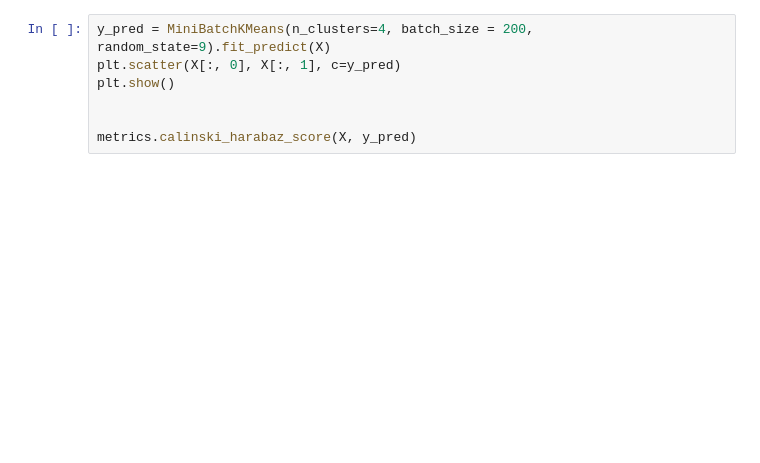
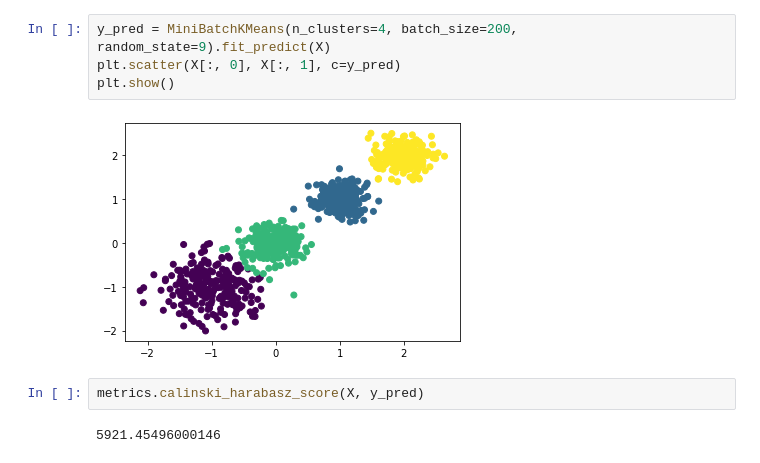
Before and after one commit to shibing624/python-tutorial, a Jupyter notebook: 03_data_science/10_Scikit-Learn聚类.ipynb, the cells around one changed output. Saved outputs shown, nothing was run; the diff lists cells and outputs as text; blank space fills up the shorter version.

```diff
--- a/03_data_science/10_Scikit-Learn聚类.ipynb
+++ b/03_data_science/10_Scikit-Learn聚类.ipynb
@@ -51,7 +99,10 @@ metrics.calinski_harabaz_score(X, y_pred)
 # %%
-y_pred = MiniBatchKMeans(n_clusters=4, batch_size = 200, random_state=9).fit_predict(X)
+y_pred = MiniBatchKMeans(n_clusters=4, batch_size=200, random_state=9).fit_predict(X)
 plt.scatter(X[:, 0], X[:, 1], c=y_pred)
 plt.show()
-
-
-metrics.calinski_harabaz_score(X, y_pred)
+# %% [output]
+[figure, added]
+# %%
+metrics.calinski_harabasz_score(X, y_pred)
+# %% [output]
+5921.45496000146
```
Also changed, not shown: parts of 43 cells of this notebook, 14 other files.
